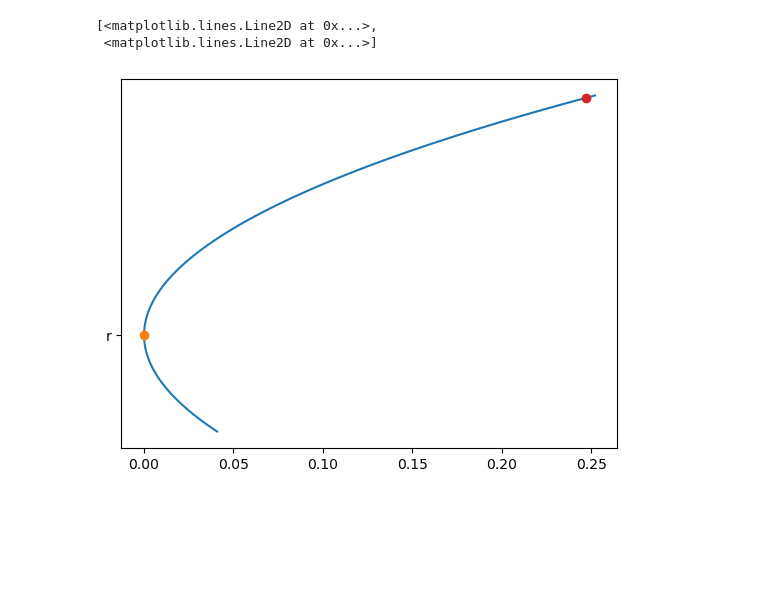
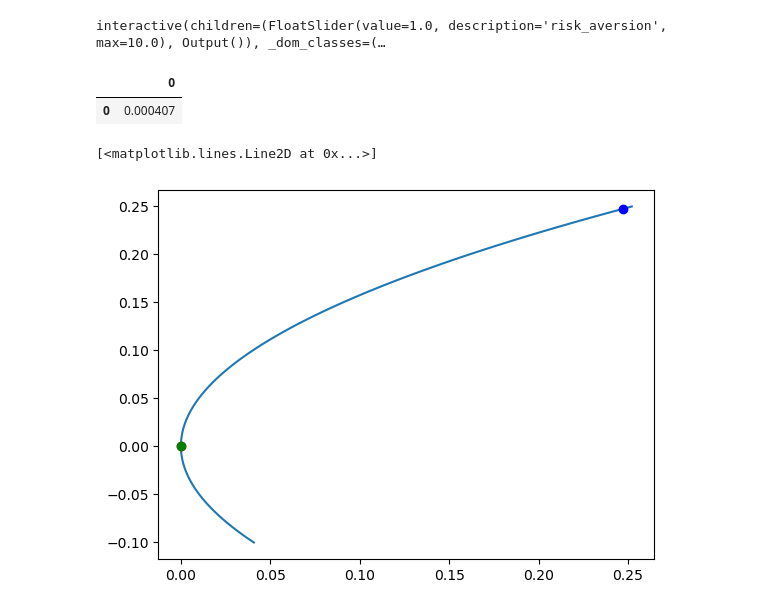
Before and after one commit to victoriawong1123/quant_asset, a Jupyter notebook: project_testing/qarm_self.ipynb, the cells around one changed output. Saved outputs shown, nothing was run; the diff lists cells and outputs as text; code cells hidden in the pictures; blank space fills up the shorter version.

```diff
--- a/project_testing/qarm_self.ipynb
+++ b/project_testing/qarm_self.ipynb
@@ -241,0 +184,25 @@ def efficient_frontier(mean, vcv, num_port):
+# %%
+r = efficient_frontier(opt_mean.values, opt_vcv.values, risk_aversion=2, num_port=100)
+# %%
+@interact()
+def plot(risk_aversion=widgets.FloatSlider(min=0, max=10, step=0.1, value=1)):
+
+    f = efficient_frontier(opt_mean.values, opt_vcv, risk_aversion=risk_aversion, num_port=100)
+
+    ax = plt.gca()
+    ax.plot(f[0]['mu_std'], f[0]['mu_p'])
+    gmvp_weight = f[1]
+    gmvp_retr = f[2]
+    gmvp_vcv = f[3]
+
+    optimal_variance = f[-1]
+    optimal_mu = f[-2]
+
+    ax.plot(gmvp_vcv, gmvp_retr, 'ro')
+    ax.plot(optimal_variance, optimal_mu, 'bo')
+
+#     d = np.linspace(0, 0.25, 101)
+#     ax.plot(d, y, 'k--')
+    ax.axhline(y=0,color='k', ls='-')
+# %% [output]
+interactive(children=(FloatSlider(value=1.0, description='risk_aversion', max=10.0), Output()), _dom_classes=(…
@@ -241,0 +233,9 @@ def efficient_frontier(mean, vcv, num_port):
+# %%
+pweight = min_variance_portfolio(opt_mean, opt_vcv, r[1])
+gmvp_weight = pweight[0]
+gmvp_mean = pweight[1]
+gmvp_variance = pweight[2]
+gmvp_mean
+# %% [output]
+|  | 0 |
+| 0 | 0.000407 |
@@ -242,13 +270,24 @@ def efficient_frontier(mean, vcv, num_port):
 # %%
-f = efficient_frontier(opt_mean.values, opt_vcv, 100)
+f = efficient_frontier(opt_mean.values, opt_vcv.values, risk_aversion=1, num_port=100)
+
 ax = plt.gca()
 ax.plot(f[0]['mu_std'], f[0]['mu_p'])
-mvp_weight = f[1]
-mvp_retr = f[2]
-mvp_vcv2 = f[3]
-ax.plot(mvp_vcv2, mvp_retr, 'o', 'r')
-ax.plot(optimal_variance, optimal_mu, 'o', 'r')
+gmvp_weight = f[1]
+gmvp_retr = f[2]
+gmvp_vcv = f[3]
+
+optimal_variance = f[-1]
+optimal_mu = f[-2]
+
+ax.plot(gmvp_vcv, gmvp_retr, 'ro')
+ax.plot(optimal_variance, optimal_mu, 'bo')
+
+res = optimal_portfolio(opt_mean.values, opt_vcv.values, r[1], 0.05)
+ax.plot(res[-1], res[-2], 'go')
+
+#     d = np.linspace(0, 0.25, 101)
+#     ax.plot(d, y, 'k--')
+# ax.axhline(y=0,color='g', ls='-')
 # %% [output]
-[<matplotlib.lines.Line2D at 0x...>,
- <matplotlib.lines.Line2D at 0x...>]
+[<matplotlib.lines.Line2D at 0x...>]
-[figure, old version]
+[figure, new version]
```
Also changed, not shown: parts of 32 cells of this notebook.
